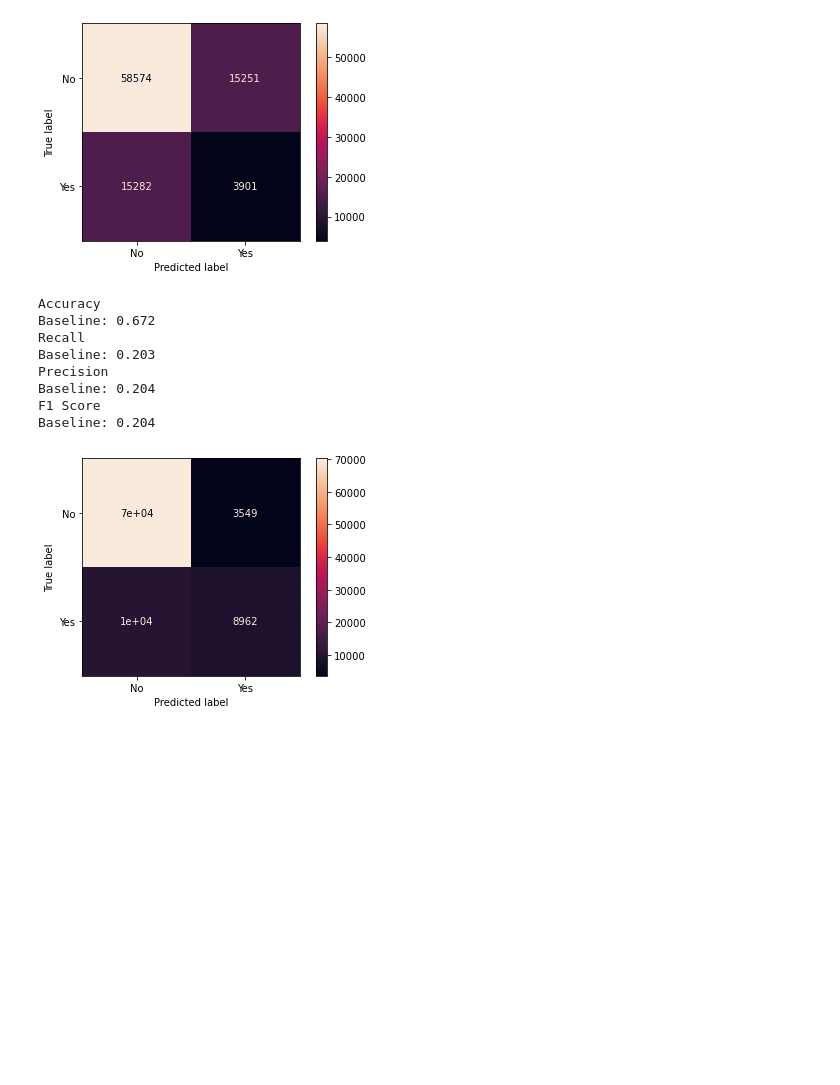
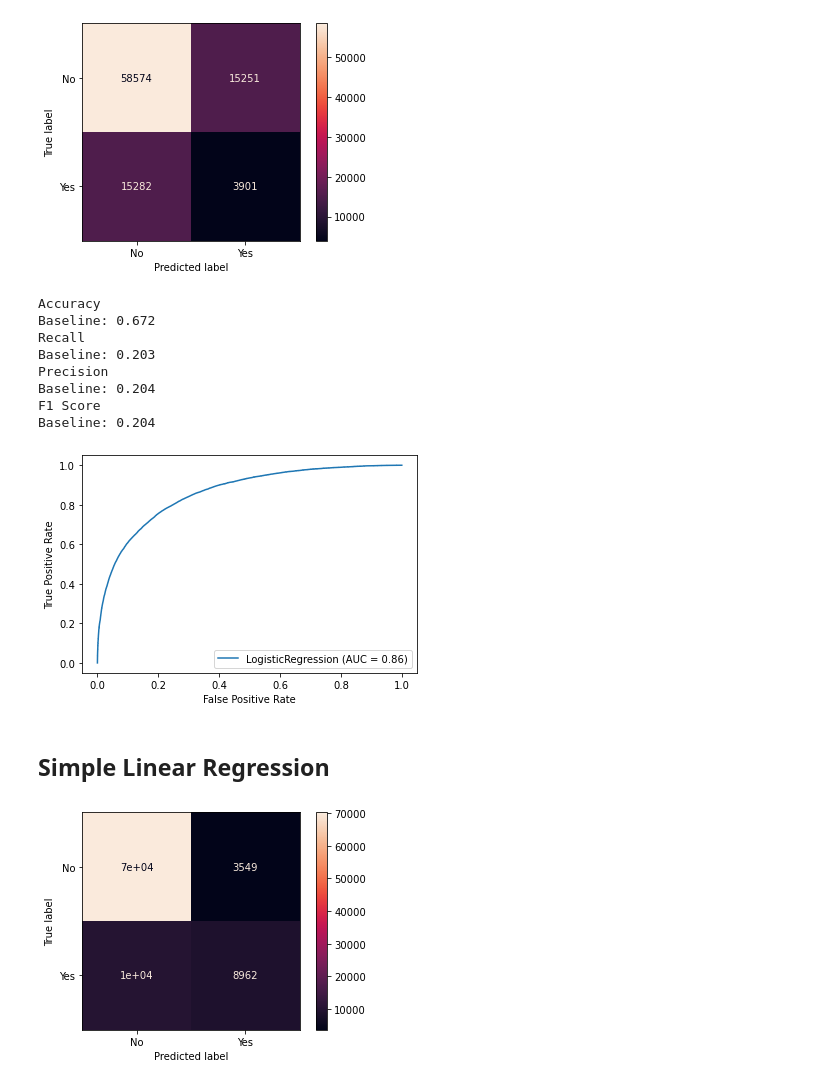
Before and after one commit to alpacanonymous/project3, a Jupyter notebook: StevenNotebook.ipynb, the cells around one changed output. Cells and saved outputs as stored; diff of their text form; code cells hidden in the pictures; blank space fills up the shorter version.

```diff
--- a/StevenNotebook.ipynb
+++ b/StevenNotebook.ipynb
@@ -233,29 +238,33 @@ plot_confusion_matrix(baseline, X_train_KNNI, y_train, cmap='rocket');
 # %% [output]
 [figure]
 # %%
+plot_roc_curve(logreg_model, X_train_KNNI, y_train);
 baseline_accuracy = accuracy_score(y_train, baseline.predict(X_train_KNNI))
 baseline_recall = recall_score(y_train, baseline.predict(X_train_KNNI),pos_label="Yes")
 baseline_precision = precision_score(y_train, baseline.predict(X_train_KNNI),pos_label="Yes")
 baseline_f1 = f1_score(y_train, baseline.predict(X_train_KNNI),pos_label="Yes")
 print(f"""
 Accuracy
 Baseline: {baseline_accuracy:1.3f}
 Recall
 Baseline: {baseline_recall:1.3f}
 Precision
 Baseline: {baseline_precision:1.3f}
 F1 Score
 Baseline: {baseline_f1:1.3f}
 """)
 # %% [output]
 Accuracy
 Baseline: 0.672
 Recall
 Baseline: 0.203
 Precision
 Baseline: 0.204
 F1 Score
 Baseline: 0.204
+[figure, added]
+# %% [markdown]
+## Simple Linear Regression
 # %%
 logreg_model = LogisticRegression(random_state=42, max_iter=1000)
 logreg_model.fit(X_train_scaled, y_train)
```
Also changed, not shown: parts of 9 cells of this notebook.
